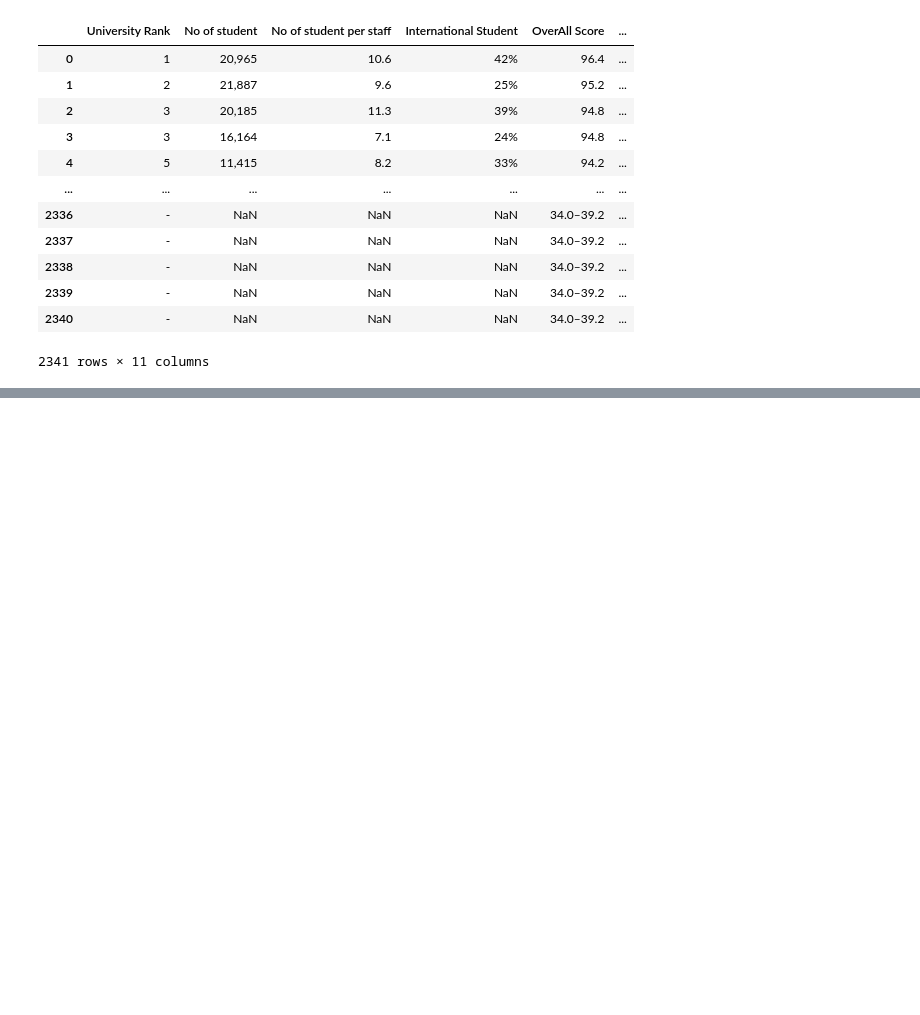
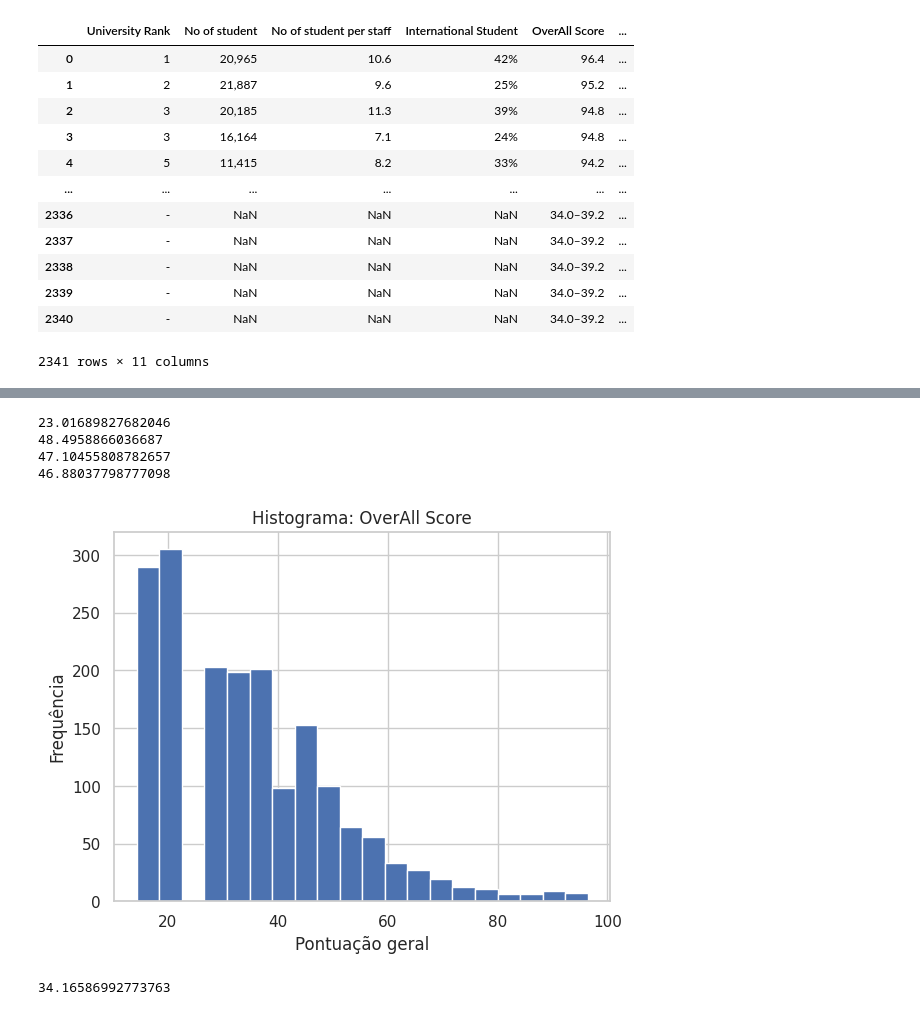
Before and after one commit to luadeprataart/Reconhecimento-de-Padroes, a Jupyter notebook: Desenvolvimento_de_Sistemas_de_IA_para_Análise_e_Previsão_de_Dados_no_Kaggle.ipynb, the cells around one changed output, grey strips where cells are left out. Cells and saved outputs as stored; diff of their text form; code cells hidden in the pictures; blank space fills up the shorter version.

```diff
--- a/Desenvolvimento_de_Sistemas_de_IA_para_Análise_e_Previsão_de_Dados_no_Kaggle.ipynb
+++ b/Desenvolvimento_de_Sistemas_de_IA_para_Análise_e_Previsão_de_Dados_no_Kaggle.ipynb
@@ -304,0 +412,52 @@ display(df_filled)
+# %%
+#Tratando as colunas Research Score, Citations Score,	Industry Income Score e International Outlook Score
+#Todos os dados não apresentam picos centrais de dados logo usaremos a media para dados faltantes
+media_value = df_remove_correlacao['Research Score'].mean()
+print(media_value)
+df_remove_correlacao['Research Score'].fillna(media_value, inplace=True)
+
+media_value = df_remove_correlacao['Citations Score'].mean()
+print(media_value)
+df_remove_correlacao['Citations Score'].fillna(media_value, inplace=True)
+
+media_value = df_remove_correlacao['Industry Income Score'].mean()
+print(media_value)
+df_remove_correlacao['Industry Income Score'].fillna(media_value, inplace=True)
+
+media_value = df_remove_correlacao['International Outlook Score'].mean()
+print(media_value)
+df_remove_correlacao['International Outlook Score'].fillna(media_value, inplace=True)
+# %% [output]
+23.01689827682046
+48.4958866036687
+47.10455808782657
+46.88037798777098
+# %%
+#Tratando a coluna OverAll Score
+#algumas entradas na coluna contem um intervalo "34.0–39.2"
+#escolhemos substituir as entradas com intervalo pelo valor médio do intervalo
+def transform_score(score):
+    if pd.isna(score) or score.lower() == 'nan':
+        return 'NaN'  # Valor nulo ou inválido
+    if '–' in score:
+        lower, upper = map(float, score.split('–'))
+        return (lower + upper) / 2
+    return float(score)
+
+df_remove_correlacao['OverAll Score'] = pd.to_numeric(df_remove_correlacao['OverAll Score'].apply(transform_score), errors='coerce')
+
+
+
+plt.hist(df_remove_correlacao['OverAll Score'], bins=20) #intervalo de 20
+plt.xlabel('Pontuação geral')
+plt.ylabel('Frequência')
+plt.title('Histograma: OverAll Score')
+plt.show()
+
+#Tratando os valores nulos com a media
+media_value = df_remove_correlacao['OverAll Score'].mean()
+print(media_value)
+df_remove_correlacao['OverAll Score'].fillna(media_value, inplace=True)
+# %% [output]
+[figure, added]
+34.16586992773763
```
Also changed, not shown: parts of 15 cells of this notebook.
